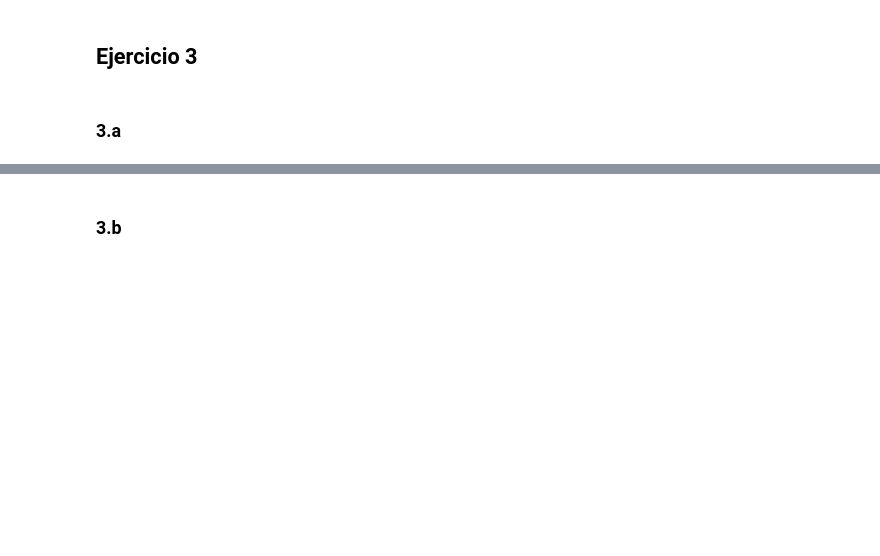
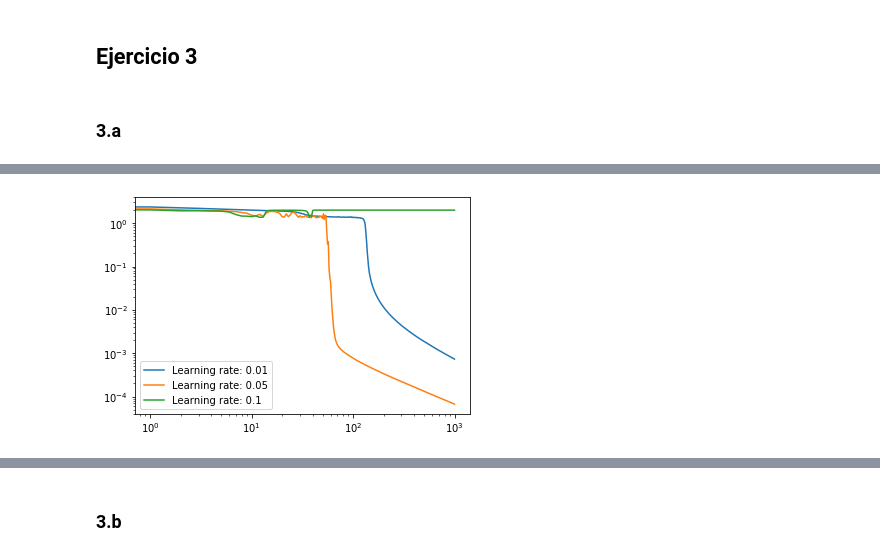
Before and after one commit to Natu17/TPs_SIA, a Jupyter notebook: TP3/TP3.ipynb, the cells around one changed output, grey strips where cells are left out. Cells and saved outputs as stored; diff of their text form; code cells hidden in the pictures; blank space fills up the shorter version.

```diff
--- a/TP3/TP3.ipynb
+++ b/TP3/TP3.ipynb
@@ -156,13 +177,17 @@ plot(network)
 # %%
 plt.figure("Error vs epoch")
-rates =[0.01, 0.05, 0.1]
+rates = [0.01, 0.05, 0.1]
 for rate in rates:
-    network = Network(structure=([2, 3, 2, 1]), activation='tanh', seed=17, args={'b': 1})
-    errors = network.train(dataset, learning_rate=rate, epochs=1000, momentum=0.9)
+    network = Network(structure=([2, 3, 2, 1]),
+                      activation='tanh', seed=17, args={'b': 1})
+    errors = network.train(dataset, learning_rate=rate,
+                           epochs=1000, momentum=0.9)
     plt.plot(errors, label="Learning rate: {}".format(rate))
 plt.legend()
 plt.yscale('log')
 plt.xscale('log')
 plt.show()
+# %% [output]
+[figure, added]
 # %%
 plt.figure("Error vs epoch - momentum")
```
Also changed, not shown: parts of 16 cells of this notebook, 1 other file.
